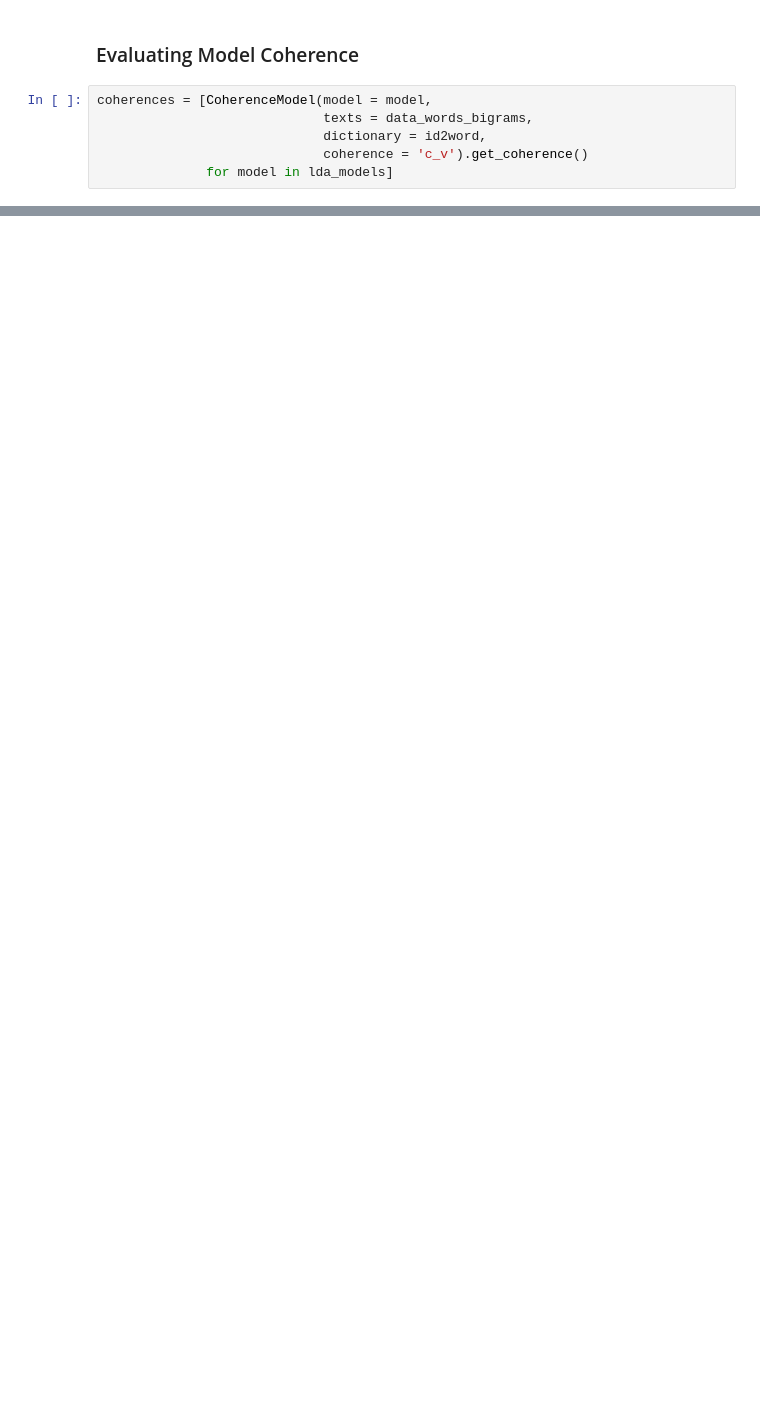
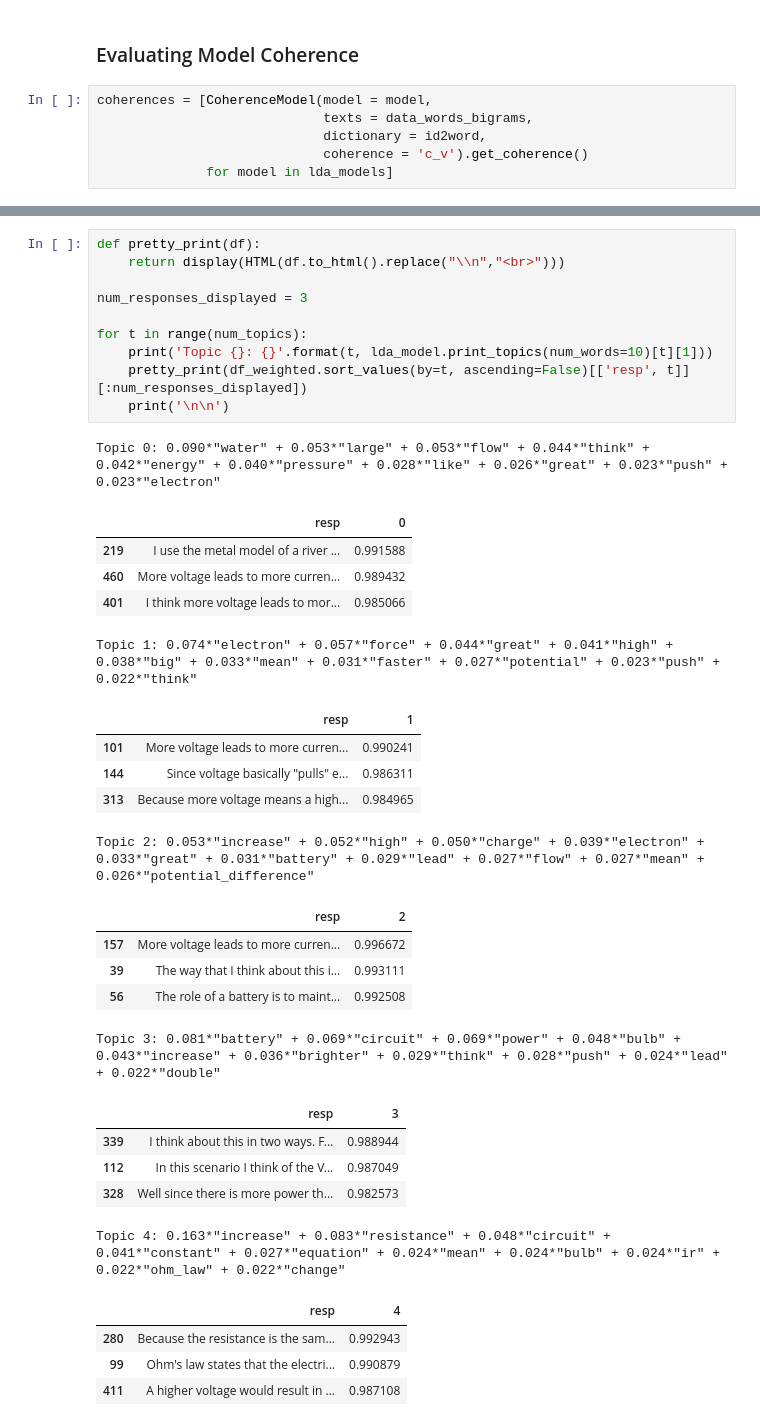
Before and after one commit to jonmgeiger/honors-project, a Jupyter notebook: studentResponses_LDA.ipynb, the cells around one changed output, grey strips where cells are left out. Saved outputs shown, nothing was run; the diff lists cells and outputs as text; blank space fills up the shorter version.

Commit message:
fixed explanations and added representative responses

```diff
--- a/studentResponses_LDA.ipynb
+++ b/studentResponses_LDA.ipynb
@@ -429,0 +480,36 @@ Coherence of model with 5 topics: 0.43487561538435876
+# %%
+def pretty_print(df):
+    return display(HTML(df.to_html().replace("\\n","<br>")))
+
+num_responses_displayed = 3
+
+for t in range(num_topics):
+    print('Topic {}: {}'.format(t, lda_model.print_topics(num_words=10)[t][1]))
+    pretty_print(df_weighted.sort_values(by=t, ascending=False)[['resp', t]][:num_responses_displayed])
+    print('\n\n')
+# %% [output]
+Topic 0: 0.090*"water" + 0.053*"large" + 0.053*"flow" + 0.044*"think" + 0.042*"energy" + 0.040*"pressure" + 0.028*"like" + 0.026*"great" + 0.023*"push" + 0.023*"electron"
+|  | resp | 0 |
+| 219 | I use the metal model of a river ... | 0.991588 |
+| 460 | More voltage leads to more curren... | 0.989432 |
+| 401 | I think more voltage leads to mor... | 0.985066 |
+Topic 1: 0.074*"electron" + 0.057*"force" + 0.044*"great" + 0.041*"high" + 0.038*"big" + 0.033*"mean" + 0.031*"faster" + 0.027*"potential" + 0.023*"push" + 0.022*"think"
+|  | resp | 1 |
+| 101 | More voltage leads to more curren... | 0.990241 |
+| 144 | Since voltage basically "pulls" e... | 0.986311 |
+| 313 | Because more voltage means a high... | 0.984965 |
+Topic 2: 0.053*"increase" + 0.052*"high" + 0.050*"charge" + 0.039*"electron" + 0.033*"great" + 0.031*"battery" + 0.029*"lead" + 0.027*"flow" + 0.027*"mean" + 0.026*"potential_difference"
+|  | resp | 2 |
+| 157 | More voltage leads to more curren... | 0.996672 |
+| 39 | The way that I think about this i... | 0.993111 |
+| 56 | The role of a battery is to maint... | 0.992508 |
+Topic 3: 0.081*"battery" + 0.069*"circuit" + 0.069*"power" + 0.048*"bulb" + 0.043*"increase" + 0.036*"brighter" + 0.029*"think" + 0.028*"push" + 0.024*"lead" + 0.022*"double"
+|  | resp | 3 |
+| 339 | I think about this in two ways. F... | 0.988944 |
+| 112 | In this scenario I think of the V... | 0.987049 |
+| 328 | Well since there is more power th... | 0.982573 |
+Topic 4: 0.163*"increase" + 0.083*"resistance" + 0.048*"circuit" + 0.041*"constant" + 0.027*"equation" + 0.024*"mean" + 0.024*"bulb" + 0.024*"ir" + 0.022*"ohm_law" + 0.022*"change"
+|  | resp | 4 |
+| 280 | Because the resistance is the sam... | 0.992943 |
+| 99 | Ohm's law states that the electri... | 0.990879 |
+| 411 | A higher voltage would result in ... | 0.987108 |
```
Also changed, not shown: parts of 19 cells of this notebook.
